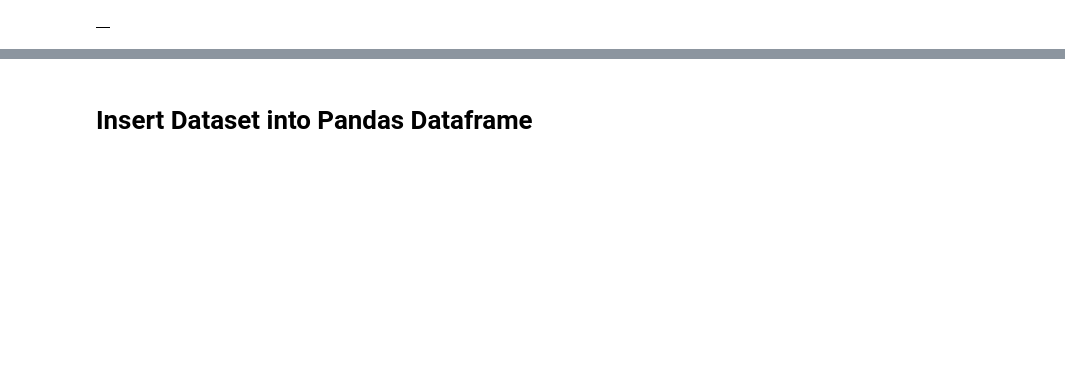
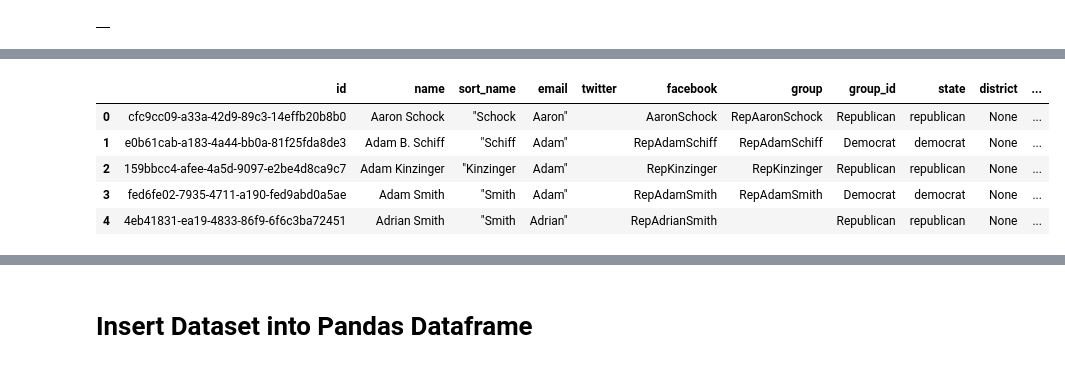
Before and after one commit to vivianndo/ads508_gunviolence, a Jupyter notebook: project.ipynb, the cells around one changed output, grey strips where cells are left out. Saved outputs shown, nothing was run; the diff lists cells and outputs as text; code cells hidden in the pictures; blank space fills up the shorter version.

Commit message:
create new file paths and athena tables for state abbreviations and congressional data

```diff
--- a/project.ipynb
+++ b/project.ipynb
@@ -242,0 +351,11 @@ df_pop.head(5)
+# %%
+statement = "SELECT * from ads508.congress_2013_to_2018 LIMIT 100"
+df_cong = pd.read_sql(statement, conn)
+df_cong.head(5)
+# %% [output]
+|  | id | name | sort_name | email | twitter | facebook | group | group_id | state | district | ... |
+| 0 | cfc9cc09-a33a-42d9-89c3-14effb20b8b0 | Aaron Schock | "Schock | Aaron" |  | AaronSchock | RepAaronSchock | Republican | republican | None | ... |
+| 1 | e0b61cab-a183-4a44-bb0a-81f25fda8de3 | Adam B. Schiff | "Schiff | Adam" |  | RepAdamSchiff | RepAdamSchiff | Democrat | democrat | None | ... |
+| 2 | 159bbcc4-afee-4a5d-9097-e2be4d8ca9c7 | Adam Kinzinger | "Kinzinger | Adam" |  | RepKinzinger | RepKinzinger | Republican | republican | None | ... |
+| 3 | fed6fe02-7935-4711-a190-fed9abd0a5ae | Adam Smith | "Smith | Adam" |  | RepAdamSmith | RepAdamSmith | Democrat | democrat | None | ... |
+| 4 | 4eb41831-ea19-4833-86f9-6f6c3ba72451 | Adrian Smith | "Smith | Adrian" |  | RepAdrianSmith |  | Republican | republican | None | ... |
```
Also changed, not shown: parts of 19 cells of this notebook.
